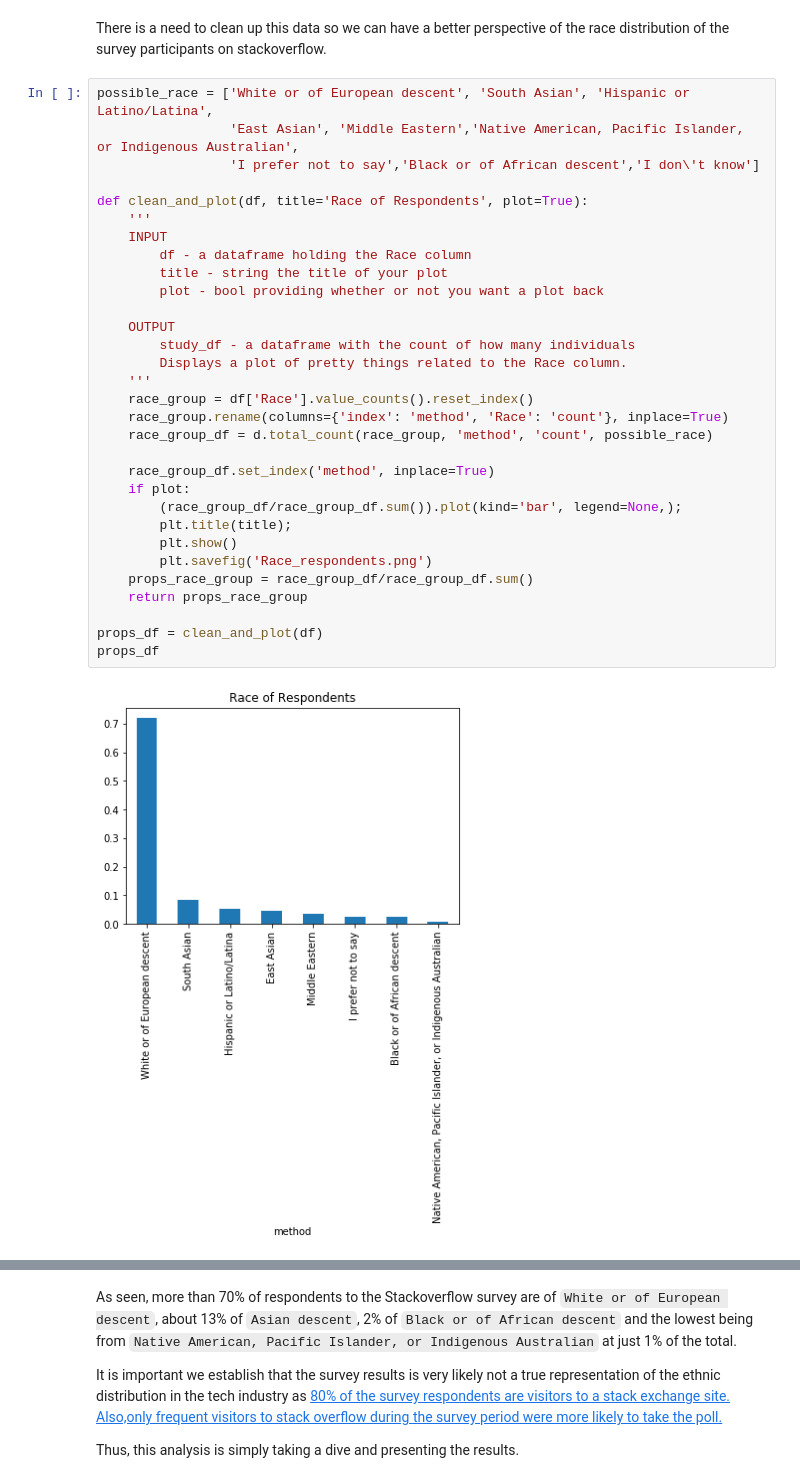
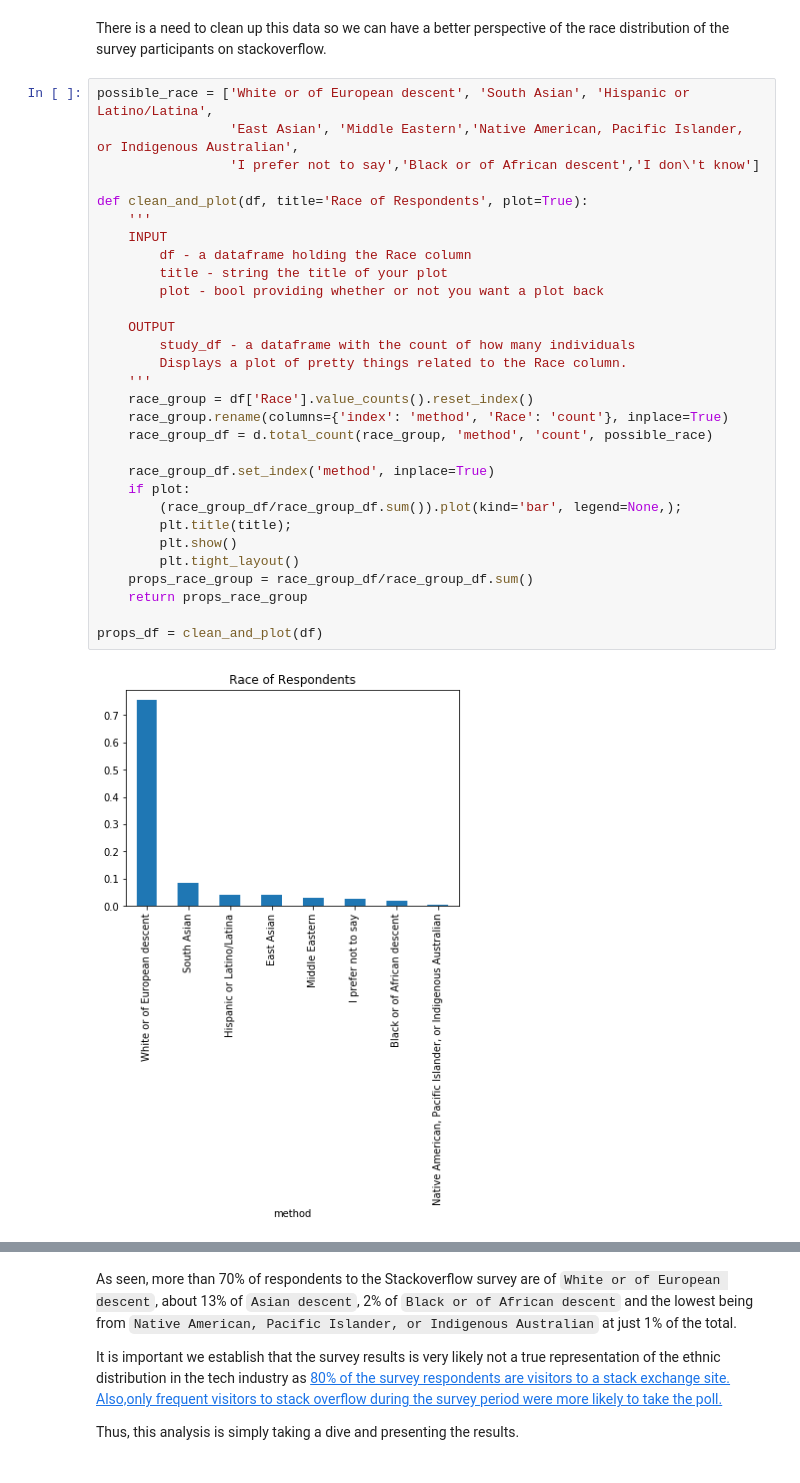
Before and after one commit to joshasgard/Diversity_Representation_In_Tech, a Jupyter notebook: EthnicDiversityRepresentationInTech.ipynb, the cells around one changed output, grey strips where cells are left out. Drawn from its saved outputs; the diff is of its cells as text.

```diff
--- a/EthnicDiversityRepresentationInTech.ipynb
+++ b/EthnicDiversityRepresentationInTech.ipynb
@@ -68,33 +68,32 @@ There is a need to clean up this data so we can have a better perspective of the
 # %%
 possible_race = ['White or of European descent', 'South Asian', 'Hispanic or Latino/Latina',
                  'East Asian', 'Middle Eastern','Native American, Pacific Islander, or Indigenous Australian',
                  'I prefer not to say','Black or of African descent','I don\'t know']
 
 def clean_and_plot(df, title='Race of Respondents', plot=True):
     '''
     INPUT
         df - a dataframe holding the Race column
         title - string the title of your plot
         plot - bool providing whether or not you want a plot back
 
     OUTPUT
         study_df - a dataframe with the count of how many individuals
         Displays a plot of pretty things related to the Race column.
     '''
     race_group = df['Race'].value_counts().reset_index()
     race_group.rename(columns={'index': 'method', 'Race': 'count'}, inplace=True)
     race_group_df = d.total_count(race_group, 'method', 'count', possible_race)
 
     race_group_df.set_index('method', inplace=True)
     if plot:
         (race_group_df/race_group_df.sum()).plot(kind='bar', legend=None,);
         plt.title(title);
         plt.show()
-        plt.savefig('Race_respondents.png')
+        plt.tight_layout()
     props_race_group = race_group_df/race_group_df.sum()
     return props_race_group
 
 props_df = clean_and_plot(df)
-props_df
 # %% [output]
-[figure, old version]
+[figure, new version]
```
Also changed, not shown: parts of 5 cells of this notebook.
